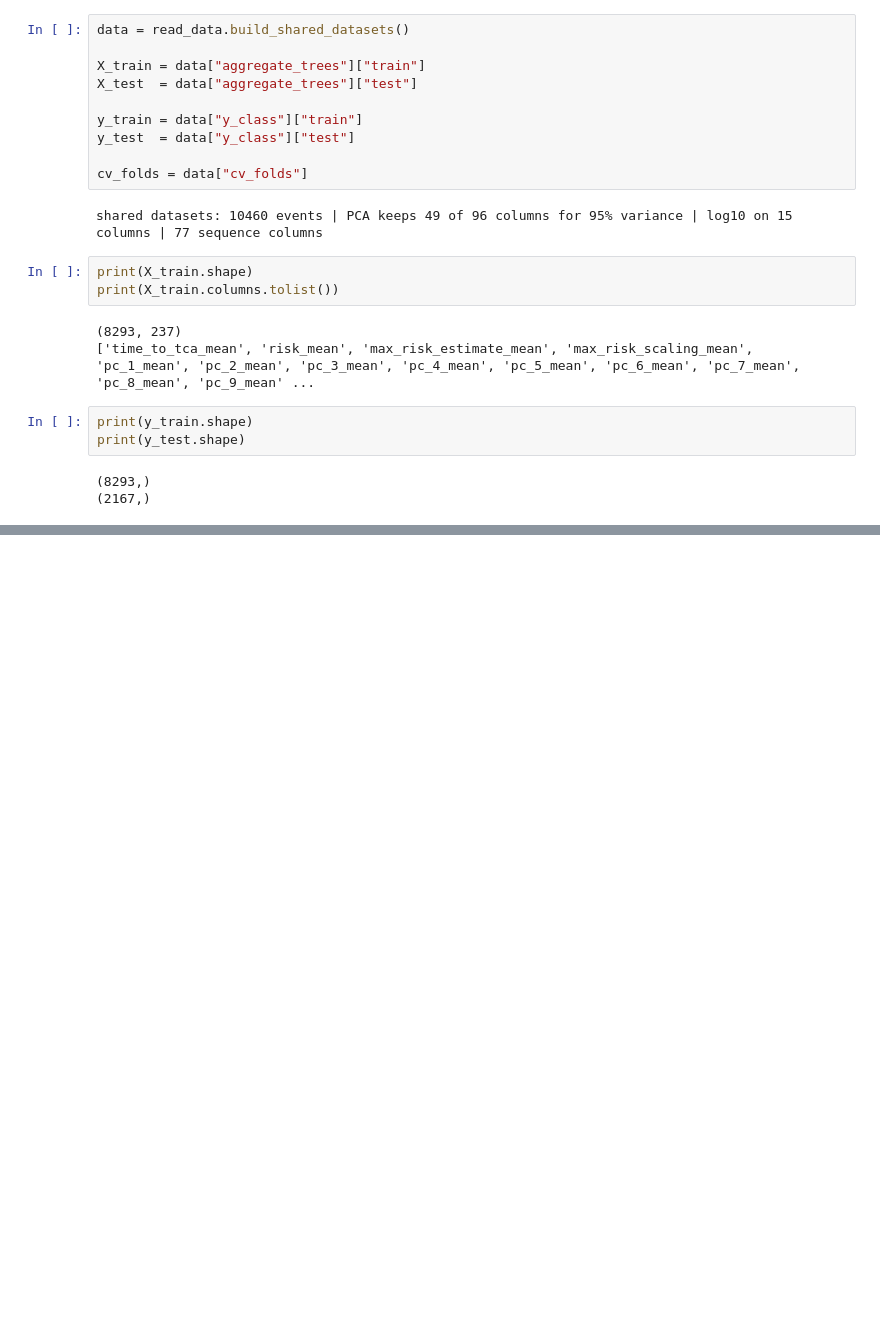
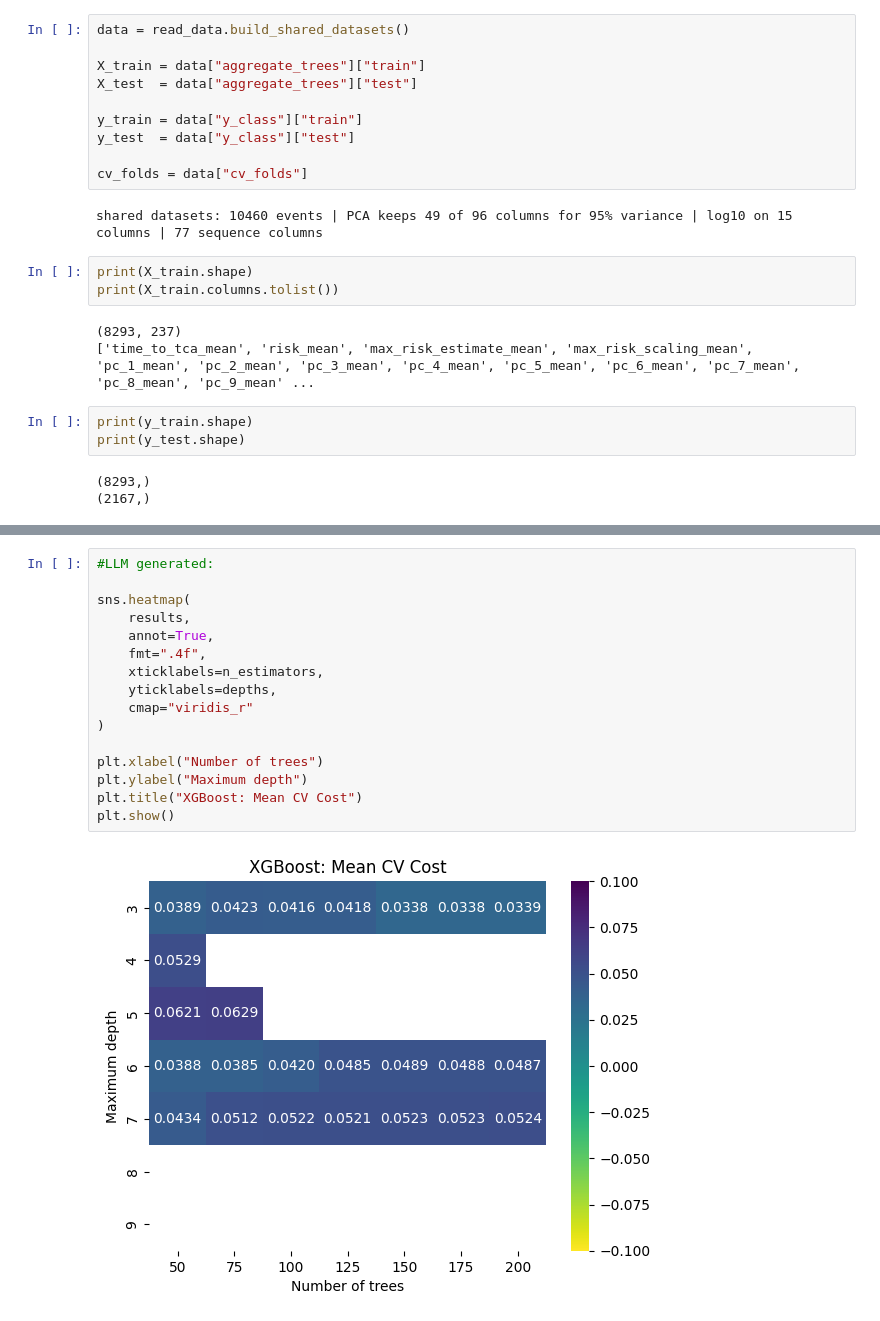
Before and after one commit to kevintannum/FYS-STK3155--Project3--UiO, a Jupyter notebook: code/XGBoost_reboot.ipynb, the cells around one changed output, grey strips where cells are left out. Saved outputs shown, nothing was run; the diff lists cells and outputs as text; blank space fills up the shorter version.

```diff
--- a/code/XGBoost_reboot.ipynb
+++ b/code/XGBoost_reboot.ipynb
@@ -107,0 +69,18 @@ Fold 4: Cost = 0.02857
+# %%
+#LLM generated:
+
+sns.heatmap(
+    results,
+    annot=True,
+    fmt=".4f",
+    xticklabels=n_estimators,
+    yticklabels=depths,
+    cmap="viridis_r"
+)
+
+plt.xlabel("Number of trees")
+plt.ylabel("Maximum depth")
+plt.title("XGBoost: Mean CV Cost")
+plt.show()
+# %% [output]
+[figure, added]
```
Also changed, not shown: parts of 16 cells of this notebook.
